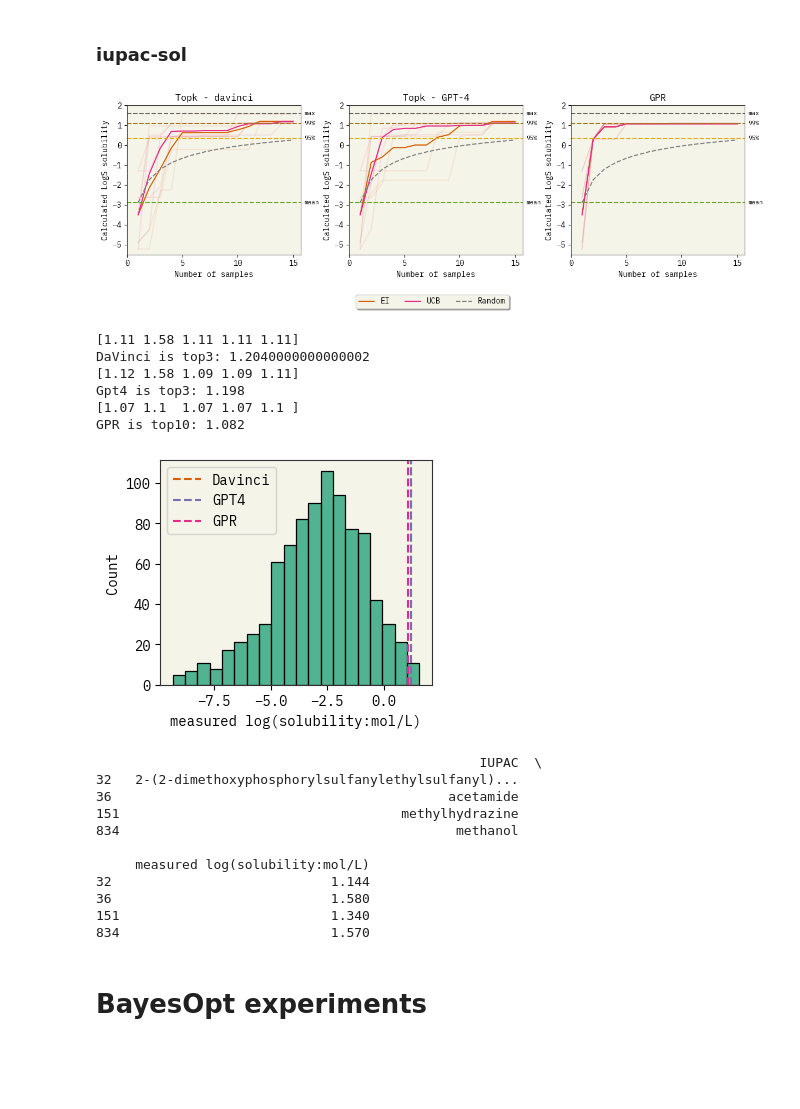
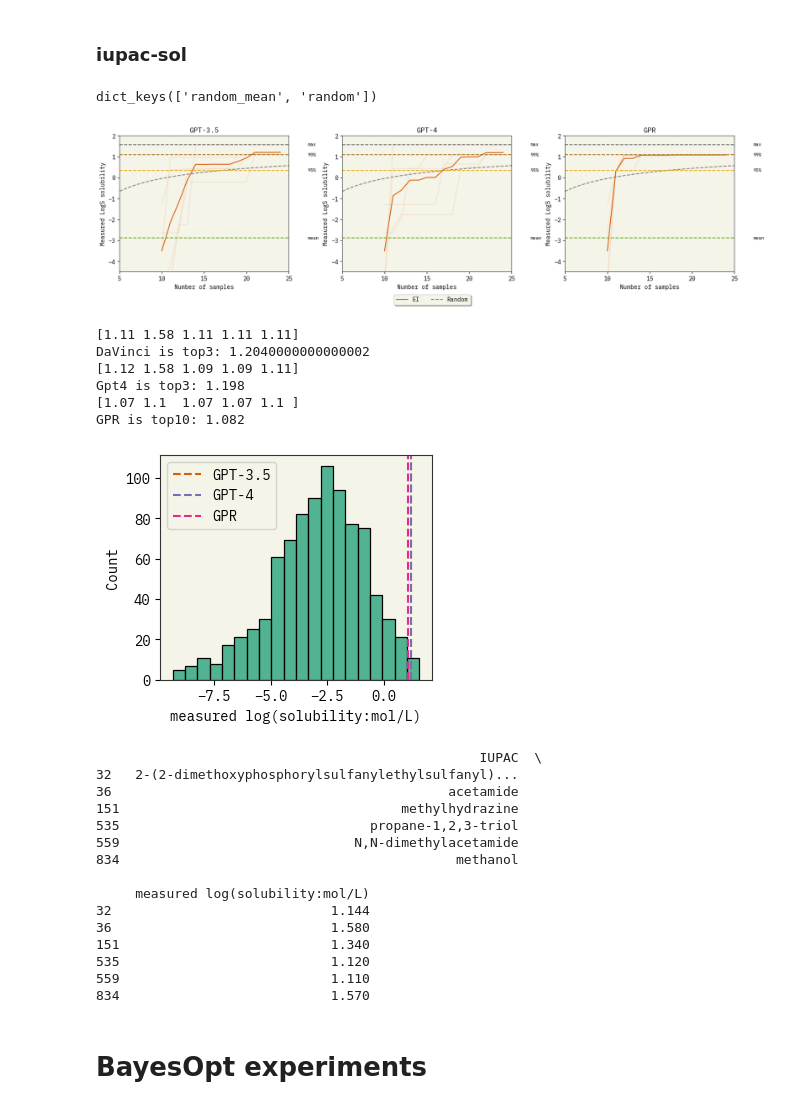
Before and after one commit to ur-whitelab/BO-LIFT, a Jupyter notebook: paper/BO_experiments.ipynb, the cells around one changed output. Cells and saved outputs as stored; diff of their text form; code cells hidden in the pictures; blank space fills up the shorter version.

```diff
--- a/paper/BO_experiments.ipynb
+++ b/paper/BO_experiments.ipynb
@@ -47,7 +47,8 @@ random.seed(0)
 # I saved the number of samples in the training set in the pickle file. With that, old pickle weren't compatible with the new printing format.
 # This script adds a array [0 .. len(samples)] to the old pickle files, so that they are compatible with the new printing format.
 
-d = cloudpickle.load(open("./out/<OLD_FORMAT_BO>.pkl", "rb"))
+# d = cloudpickle.load(open("./out/<OLD_FORMAT_BO>.pkl", "rb"))
+d = cloudpickle.load(open("./outBKP/sol_GPR_100.pkl", "rb"))
 
 import numpy as np
 
@@ -60,11 +61,12 @@ for key, values in data.items():
     for j in range(num_outer):
         for i in range(num_entries):
             description, value = values[j, i]
-            new_values[j, i] = [description, str(i+1), value]
+            new_values[j, i] = [description, str(i+10), value]
 
     # Update the original dictionary with the new data format
     data[key] = new_values
 
-cloudpickle.dump(data, open("./out/<NEW_FORMAT_BO>.pkl", "wb"))
+# cloudpickle.dump(data, open("./out/<NEW_FORMAT_BO>.pkl", "wb"))
+cloudpickle.dump(data, open("./out/sol_GPR_100.pkl", "wb"))
 # %% [markdown]
 # BayesOpt Plot
@@ -428,7 +392,7 @@ GPR is top13: 18.88
 ### iupac-sol
 # %%
 np.random.seed(0)
-data_path = "paper/data/esol_iupac.csv"
+data_path = "./dataset/data/esol_iupac.csv"
 raw_data = pd.read_csv(data_path)
 raw_data = raw_data.dropna()
 raw_data = raw_data[["IUPAC", "measured log(solubility:mol/L)"]]
@@ -437,52 +401,57 @@ raw_data = raw_data.sample(frac=1).reset_index(drop=True)
 # raw_data['measured log(solubility:mol/L)'] = -raw_data['measured log(solubility:mol/L)']
 x_name = "IUPAC"
 y_name = "measured log(solubility:mol/L)"
+# %%
+d = cloudpickle.load(open("./outBkp/sol - random.pkl", "rb"))
+d.keys()
+# %% [output]
+dict_keys(['random_mean', 'random'])
 # %%
-fig, axs = plt.subplots(nrows=1, ncols=3, figsize=(12,4), constrained_layout=True)
-for ax in axs.flat:
-    ax.set_aspect(1.8)
+fig, axs = plt.subplots(nrows=1, ncols=3, figsize=(16,4), constrained_layout=True)
+# for ax in axs.flat:
+#     ax.set_aspect(1.8)
 
-lim=(-5.5,2)
+lim=(-4.5,2)
 
-plot_BO(axs[0], "paper/out/sol_davinci_100.pkl", "Topk - davinci",
-         raw_data[y_name], "LogS solubility", lim, label=False, data_file_random="paper/out/sol - random.pkl")
-plot_BO(axs[1], "paper/out/sol_gpt4_100.pkl", "Topk - GPT-4",
-         raw_data[y_name], "LogS solubility", lim, label=False, data_file_random="paper/out/sol - random.pkl")
-plot_BO(axs[2], "paper/out/sol_GPR_100.pkl", "GPR",
-         raw_data[y_name], "LogS solubility", lim, label=True, data_file_random="paper/out/sol - random.pkl")
+plot_BO(axs[0], "./out/sol_davinci_100.pkl", "GPT-3.5",
+         raw_data[y_name], "LogS solubility", lim, label=False)#, data_file_random="./outBkp/sol - random.pkl")
+plot_BO(axs[1], "./out/sol_gpt4_100.pkl", "GPT-4",
+         raw_data[y_name], "LogS solubility", lim, label=False)#, data_file_random="./outBkp/sol - random.pkl")
+plot_BO(axs[2], "./out/sol_GPR_100.pkl", "GPR",
+         raw_data[y_name], "LogS solubility", lim, label=True)#, data_file_random="./outBkp/sol - random.pkl")
 
 fig.legend(loc='upper center', bbox_to_anchor=(0.5,0),
           fancybox=True, shadow=True, ncol=6)
 plt.savefig(f"figs/BO_sol", dpi=300, bbox_inches='tight')
 plt.show()
 # %% [output]
-[figure, old version]
+[figure, new version]
 # %%
-d_davinci = cloudpickle.load(open("paper/out/sol_davinci_100.pkl", "rb"))
-d_gpt4 = cloudpickle.load(open("paper/out/sol_gpt4_100.pkl", "rb"))
-d_gpr = cloudpickle.load(open("paper/out/sol_GPR_100.pkl", "rb"))
+d_davinci = cloudpickle.load(open("./out/sol_davinci_100.pkl", "rb"))
+d_gpt4 = cloudpickle.load(open("./out/sol_gpt4_100.pkl", "rb"))
+d_gpr = cloudpickle.load(open("./out/sol_GPR_100.pkl", "rb"))
 
-print(d_davinci['expected_improvement'][:, -1, 1].astype(float))
-best_davinci = d_davinci['expected_improvement'][:, :, 1].astype(float).mean(axis=0)[-1]
+print(d_davinci['expected_improvement'][:, -1, 2].astype(float))
+best_davinci = d_davinci['expected_improvement'][:, :, 2].astype(float).mean(axis=0)[-1]
 print(f"DaVinci is top{np.sum(raw_data[y_name] > best_davinci)}: {best_davinci}")
 
-print(d_gpt4['expected_improvement'][:, -1, 1].astype(float))
-best_gpt4 = d_gpt4['expected_improvement'][:, :, 1].astype(float).mean(axis=0)[-1]
+print(d_gpt4['expected_improvement'][:, -1, 2].astype(float))
+best_gpt4 = d_gpt4['expected_improvement'][:, :, 2].astype(float).mean(axis=0)[-1]
 print(f"Gpt4 is top{np.sum(raw_data[y_name] > best_gpt4)}: {best_gpt4}")
 
-print(d_gpr['expected_improvement'][:, -1, 1].astype(float))
-best_gpr = d_gpr['expected_improvement'][:, :, 1].astype(float).mean(axis=0)[-1]
+print(d_gpr['expected_improvement'][:, -1, 2].astype(float))
+best_gpr = d_gpr['expected_improvement'][:, :, 2].astype(float).mean(axis=0)[-1]
 print(f"GPR is top{np.sum(raw_data[y_name] > best_gpr)}: {best_gpr}")
 
 sns.histplot(raw_data[y_name])
-plt.axvline(best_davinci, color='C1', linestyle='--', label="Davinci")
-plt.axvline(best_gpt4, color='C2', linestyle='--', label="GPT4")
+plt.axvline(best_davinci, color='C1', linestyle='--', label="GPT-3.5")
+plt.axvline(best_gpt4, color='C2', linestyle='--', label="GPT-4")
 plt.axvline(best_gpr, color='C3', linestyle='--', label="GPR")
 plt.legend()
 plt.savefig(f"figs/hist_sol", dpi=300, bbox_inches='tight')
 plt.show()
 
-print(raw_data[raw_data[y_name] > best_davinci-0.08])
+print(raw_data[raw_data[y_name] > best_davinci-0.1])
 # %% [output]
 [1.11 1.58 1.11 1.11 1.11]
 DaVinci is top3: 1.2040000000000002
@@ -490,17 +459,21 @@ DaVinci is top3: 1.2040000000000002
 Gpt4 is top3: 1.198
 [1.07 1.1  1.07 1.07 1.1 ]
 GPR is top10: 1.082
-[figure, old version]
+[figure, new version]
                                                  IUPAC  \
 32   2-(2-dimethoxyphosphorylsulfanylethylsulfanyl)...
 36                                           acetamide
 151                                    methylhydrazine
+535                                propane-1,2,3-triol
+559                              N,N-dimethylacetamide
 834                                           methanol
 
      measured log(solubility:mol/L)
 32                            1.144
 36                            1.580
 151                           1.340
+535                           1.120
+559                           1.110
 834                           1.570
 # %% [markdown]
 # BayesOpt experiments
```
Also changed, not shown: parts of 25 cells of this notebook, 2 other files.
